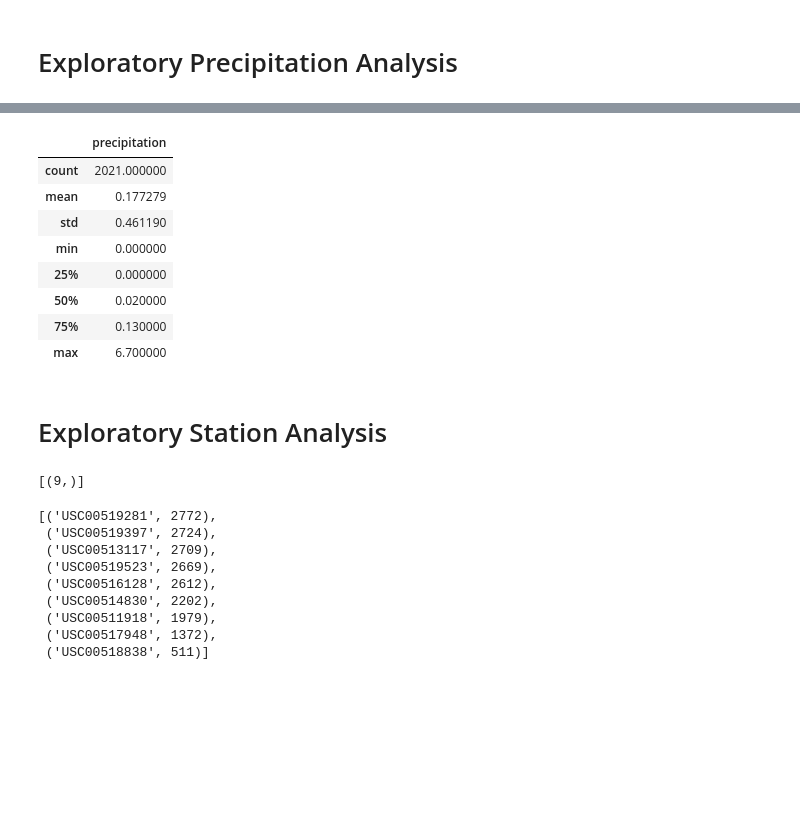
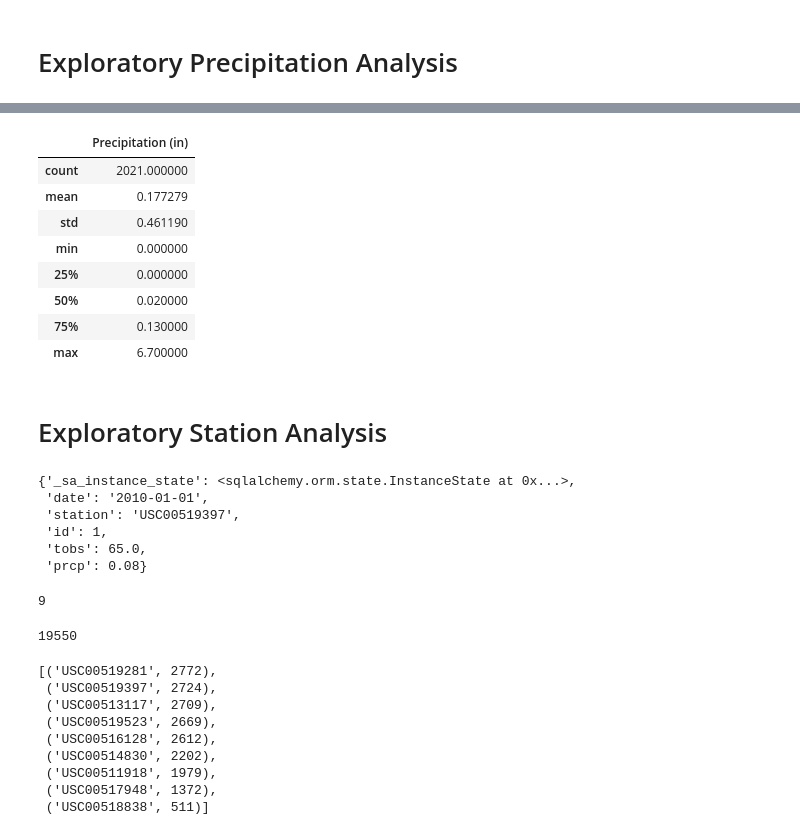
Before and after one commit to Tylerwilliams3644/sqlalchemy-challenge, a Jupyter notebook: Starter_Code/SurfsUp/climate_starter.ipynb, the cells around one changed output, grey strips where cells are left out. Drawn from its saved outputs; the diff is of its cells as text; code cells hidden in the pictures; blank space fills up the shorter version.

```diff
--- a/Starter_Code/SurfsUp/climate_starter.ipynb
+++ b/Starter_Code/SurfsUp/climate_starter.ipynb
@@ -50,5 +51,6 @@ test.__dict__
 # %%
 # Find the most recent date in the data set.
 most_recent_date = session.query(func.max(Measurement.date)).first()
+most_recent_date = str(most_recent_date)
 most_recent_date
 # %% [output]
@@ -55,0 +58,3 @@ most_recent_date
+# %%
+most_recent_as_dt = datetime.strptime(most_recent_date, "('%Y-%m-%d',)").date()
+print(most_recent_as_dt)
@@ -58,15 +91,29 @@ most_recent_date
 # Starting from the most recent data point in the database.
 
 # Calculate the date one year from the last date in data set.
-
+one_year_ago = most_recent_as_dt - dt.timedelta(days=365)
 
 # Perform a query to retrieve the data and precipitation scores
-
+data = session.query(Measurement.date, Measurement.prcp).filter(Measurement.date >= one_year_ago).all()
 
 # Save the query results as a Pandas DataFrame. Explicitly set the column names
+data_df = pd.DataFrame(data)
+data_df = data_df.rename(columns={"date": "Date", "prcp": "Precipitation (in)"})
 
 
 # Sort the dataframe by date
-
+sorted_data_df = data_df.sort_values(by=["Date"], ascending=True)
 
 # Use Pandas Plotting with Matplotlib to plot the data
+x_axis = sorted_data_df["Date"]
+y_axis = sorted_data_df["Precipitation (in)"]
+plt.bar(x_axis, y_axis, color='blue', width=3)
+show_xticks = ['2016-08-23', '2016-11-23', '2017-01-28', '2017-04-18', '2017-07-10']
+plt.xticks(show_xticks, rotation='vertical', ha='right')
+
+plt.ylabel("Inches")
+plt.xlabel("Date")
+
+plt.legend(['precipitation'])
+
+plt.show()
@@ -93,7 +122,8 @@ Text(0, 0.5, 'Inches')
 # %%
 # Use Pandas to calculate the summary statistics for the precipitation data
+sorted_data_df.describe()
 # %% [output]
-|  | precipitation |
+|  | Precipitation (in) |
 | count | 2021.000000 |
 | mean | 0.177279 |
 | std | 0.461190 |
@@ -104,10 +134,29 @@ Text(0, 0.5, 'Inches')
 | max | 6.700000 |
 # %% [markdown]
 # Exploratory Station Analysis
+# %%
+test2 = session.query(Measurement).first()
+test2.__dict__
+# %% [output]
+{'_sa_instance_state': <sqlalchemy.orm.state.InstanceState at 0x...>,
+ 'date': '2010-01-01',
+ 'station': 'USC00519397',
+ 'id': 1,
+ 'tobs': 65.0,
+ 'prcp': 0.08}
 # %%
 # Design a query to calculate the total number of stations in the dataset
+station_count = session.query(Measurement.station).distinct().count()
+station_count
 # %% [output]
-[(9,)]
+9
+# %%
+# Design a query to find the most active stations (i.e. which stations have the most rows?)
+# List the stations and their counts in descending order.
+active_station = session.query(Measurement.station).count()
+active_station
+# %% [output]
+19550
 # %%
 # Design a query to find the most active stations (i.e. which stations have the most rows?)
 # List the stations and their counts in descending order.
```
Also changed, not shown: parts of 9 cells of this notebook.
